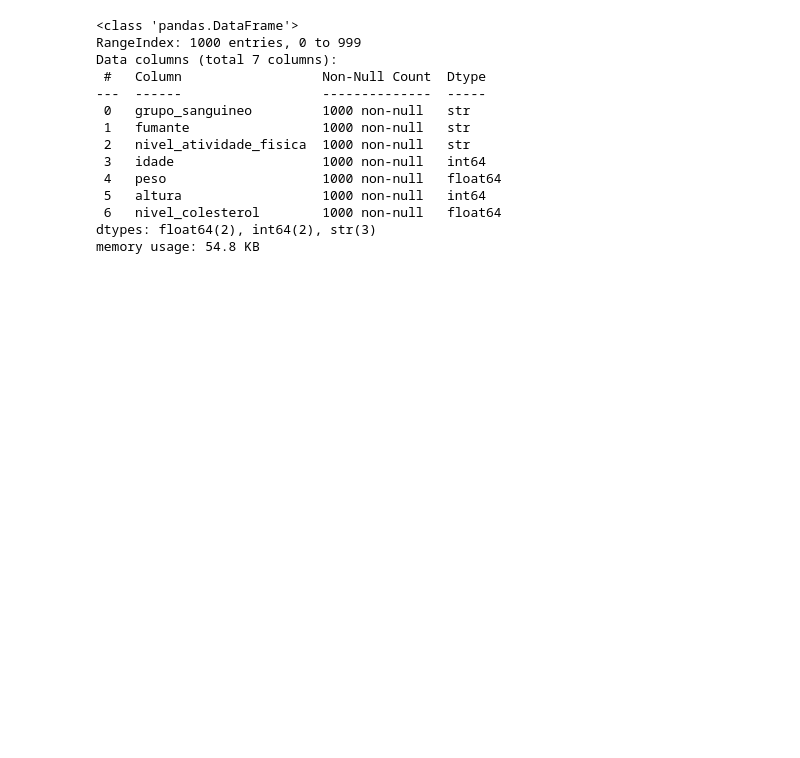
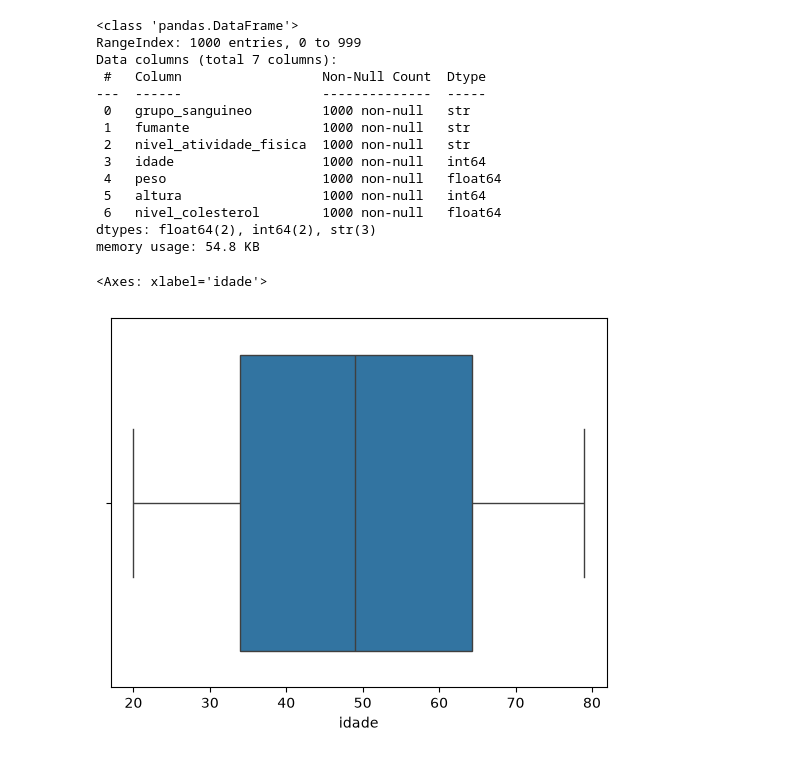
Before and after one commit to josevictorn/cholesterol_model, a Jupyter notebook: cholesterol_model.ipynb, the cells around one changed output. Saved outputs shown, nothing was run; the diff lists cells and outputs as text; code cells hidden in the pictures; blank space fills up the shorter version.

```diff
--- a/cholesterol_model.ipynb
+++ b/cholesterol_model.ipynb
@@ -145,3 +145,8 @@ Data columns (total 7 columns):
  6   nivel_colesterol        1000 non-null   float64
 dtypes: float64(2), int64(2), str(3)
 memory usage: 54.8 KB
+# %%
+sns.boxplot(data=df_cholesterol_eda, x='idade')
+# %% [output]
+<Axes: xlabel='idade'>
+[figure, added]
```
Also changed, not shown: parts of 6 cells of this notebook.
